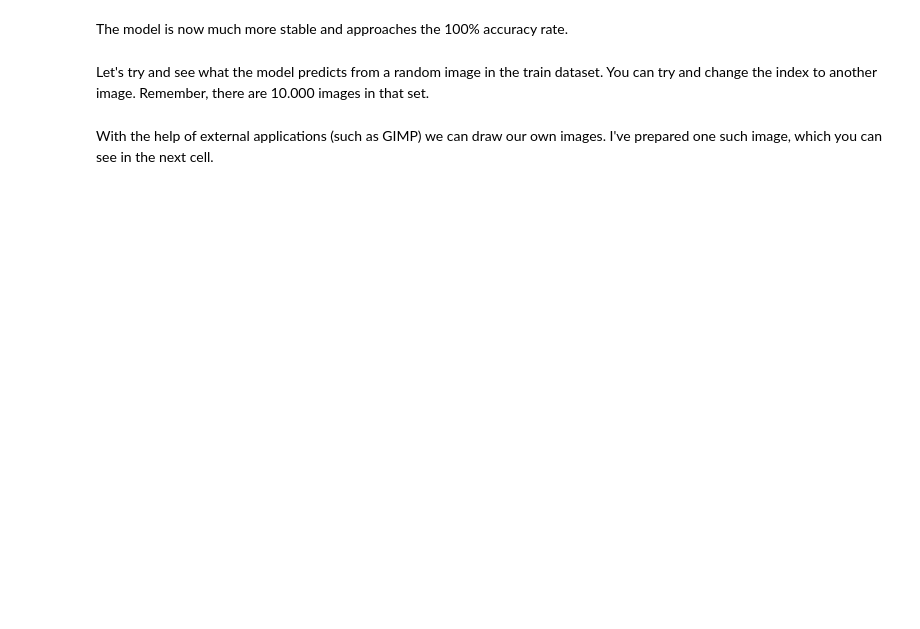
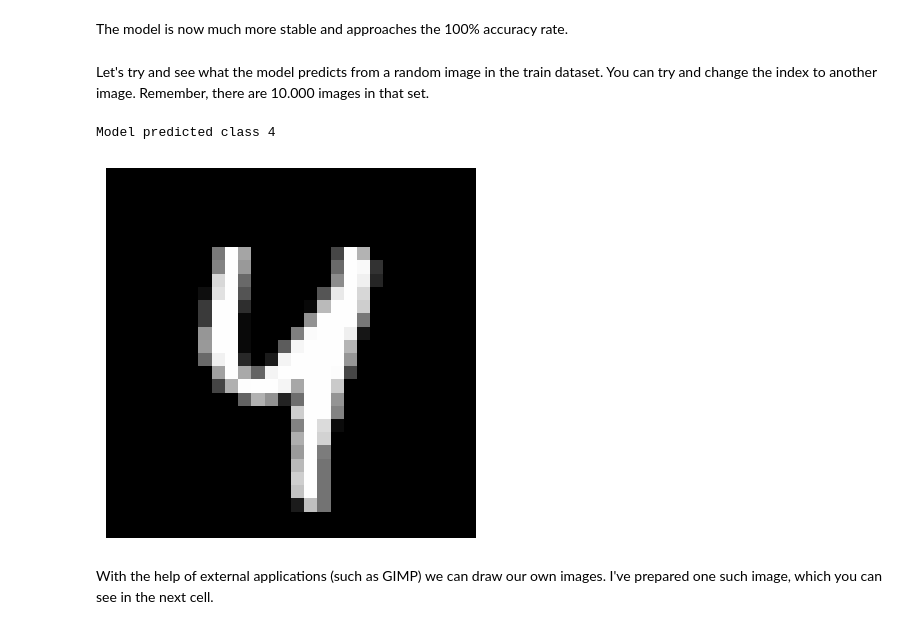
Before and after one commit to jgenc/vit-research, a Jupyter notebook: vit_tutorial.ipynb, the cells around one changed output. Drawn from its saved outputs; the diff is of its cells as text; code cells hidden in the pictures; blank space fills up the shorter version.

```diff
--- a/vit_tutorial.ipynb
+++ b/vit_tutorial.ipynb
@@ -719 +740,14 @@ LR = 5e-3
+# %%
+from torchvision.transforms import Grayscale, Compose
+
+transforms = Compose([
+    Grayscale(3),
+    ToTensor(),
+])
+
+train_set = MNIST(root='./data', train=True, download=True, transform=transforms)
+test_set = MNIST(root='./data', train=False, download=True, transform=transforms)
+
+train_loader = DataLoader(train_set, batch_size=BATCH_SIZE, shuffle=True)
+test_loader = DataLoader(test_set, batch_size=BATCH_SIZE, shuffle=False)
 # %%
@@ -819,7 +878,6 @@ us to try and train the model with bigger hyperparameters)
 
 We will train the model for more epochs and we will modify model's parameters.
 # %%
-# Parameters from the Paper
 num_layers = 6
 hidden_dim = 30
 num_heads = 6
@@ -827,10 +885,15 @@ mlp_dim = 40
 dropout = 0.1
 num_classes = 10
 
+patch_size = 4
+image_size = 28
+
 N_EPOCHS = 20
 LR = 5e-3
 
-model = VisionTransformerGrayscale(
+model = VisionTransformer(
+    image_size=image_size,
+    patch_size=patch_size,
     num_layers=num_layers,
     num_heads=num_heads,
     hidden_dim=hidden_dim,
@@ -874,12 +940,15 @@ in that set.
 # %%
 index = 42
 image, label = test_loader.dataset[index]
 
 plt.axis("off")
-plt.imshow(image.squeeze(), cmap="gray")
+plt.imshow(image.transpose(0, 2).transpose(0, 1), cmap="gray")
 
 prediction = model(image.unsqueeze(0).to(device))
 print(f"Model predicted class {torch.argmax(prediction).item()}")
+# %% [output]
+Model predicted class 4
+[figure, added]
 # %% [markdown]
 With the help of external applications (such as GIMP) we can draw our own images.
 I've prepared one such image, which you can see in the next cell.
```
Also changed, not shown: parts of 18 cells of this notebook.
